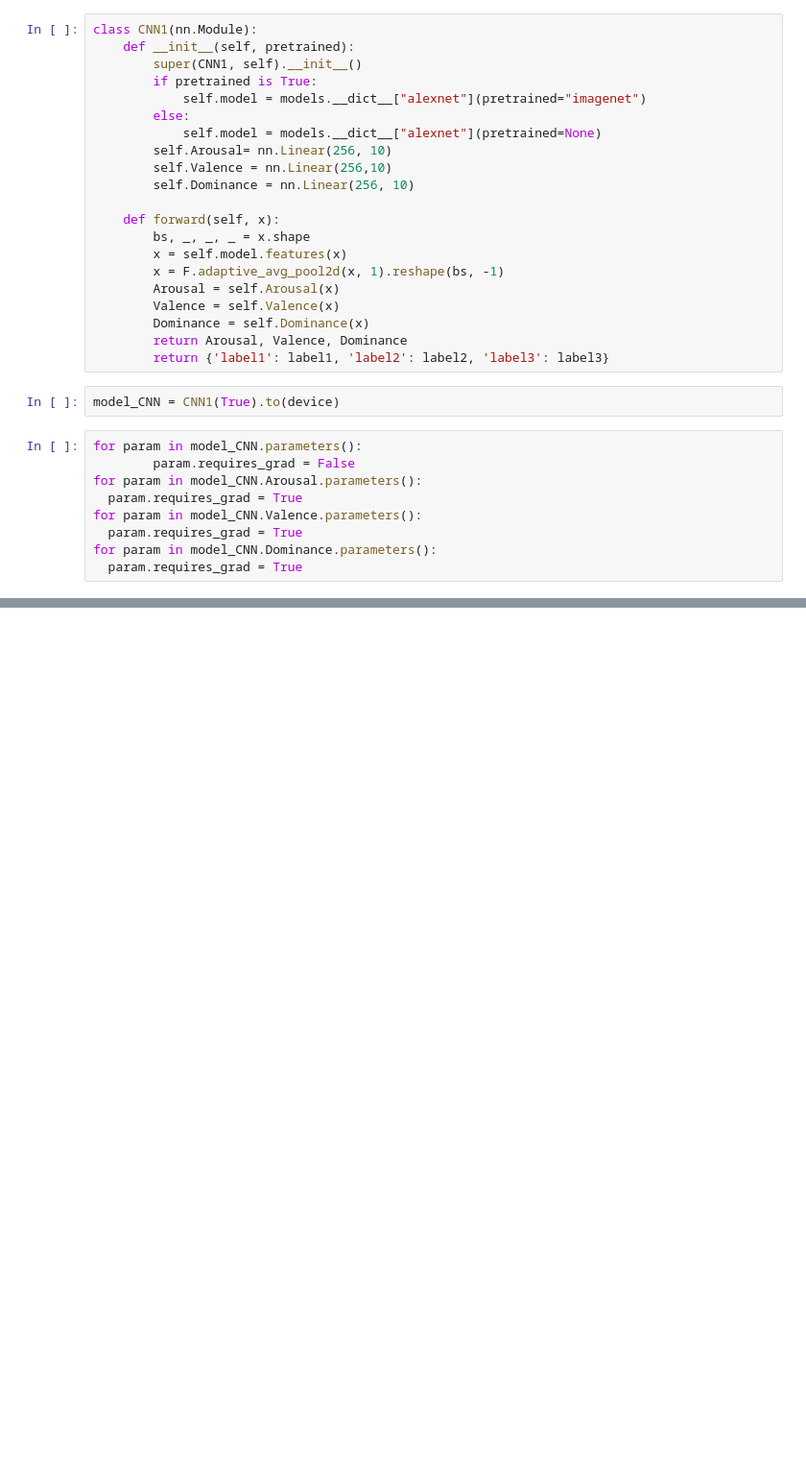
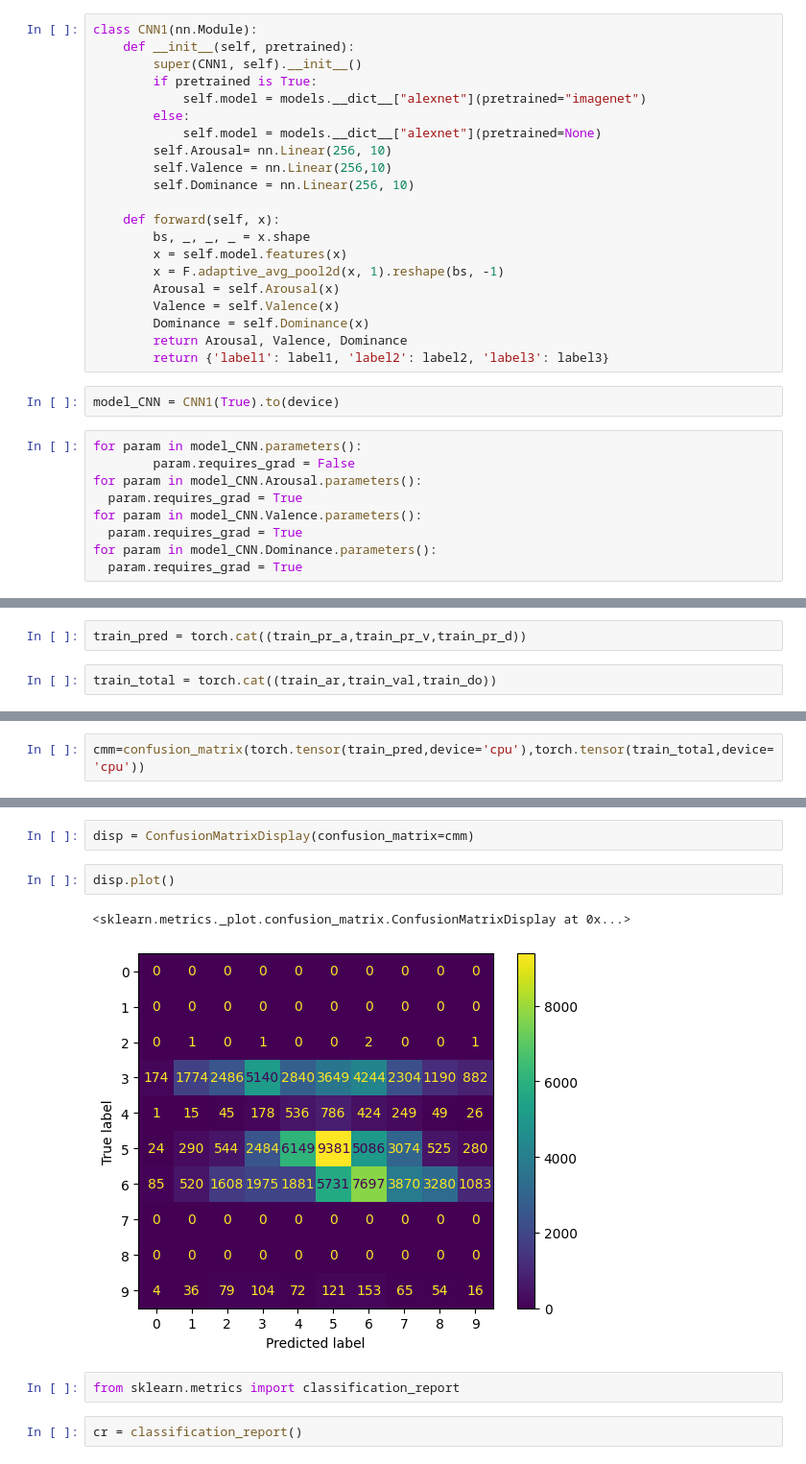
Before and after one commit to JNPauli/Emotional_Machines, a Jupyter notebook: Classification_Pipeline.ipynb, the cells around one changed output, grey strips where cells are left out. Shown at 96% size. Cells and saved outputs as stored; diff of their text form; blank space fills up the shorter version.

Commit message:
beginning of code for classification report and confusion matrix

```diff
--- a/Classification_Pipeline.ipynb
+++ b/Classification_Pipeline.ipynb
@@ -524,0 +597,4 @@ WARNING:root:Warning: Some classes do not exist in the target. F1 scores for the
+# %%
+train_pred = torch.cat((train_pr_a,train_pr_v,train_pr_d))
+# %%
+train_total = torch.cat((train_ar,train_val,train_do))
@@ -524,0 +605,2 @@ WARNING:root:Warning: Some classes do not exist in the target. F1 scores for the
+# %%
+cmm=confusion_matrix(torch.tensor(train_pred,device='cpu'),torch.tensor(train_total,device='cpu'))
@@ -525,3 +620,14 @@ WARNING:root:Warning: Some classes do not exist in the target. F1 scores for the
+# %%
+disp = ConfusionMatrixDisplay(confusion_matrix=cmm)
+# %%
+disp.plot()
+# %% [output]
+<sklearn.metrics._plot.confusion_matrix.ConfusionMatrixDisplay at 0x...>
+[figure, added]
+# %%
+from sklearn.metrics import classification_report
+# %%
+cr = classification_report()
 # %%
 plt.plot(train_epoch_loss, label = 'Trainingsloss')
 plt.plot(val_loss,label='Validierungsloss')
```
Also changed, not shown: parts of 17 cells of this notebook.
